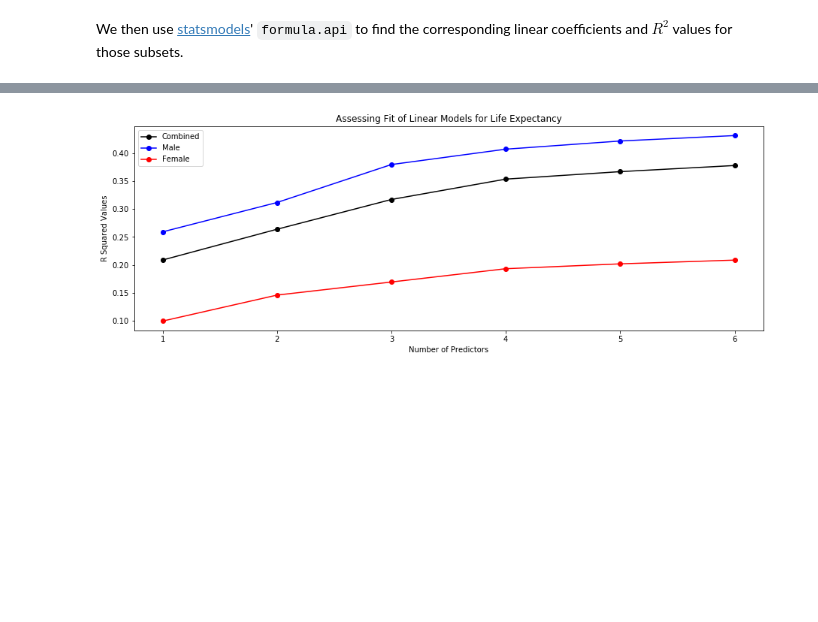
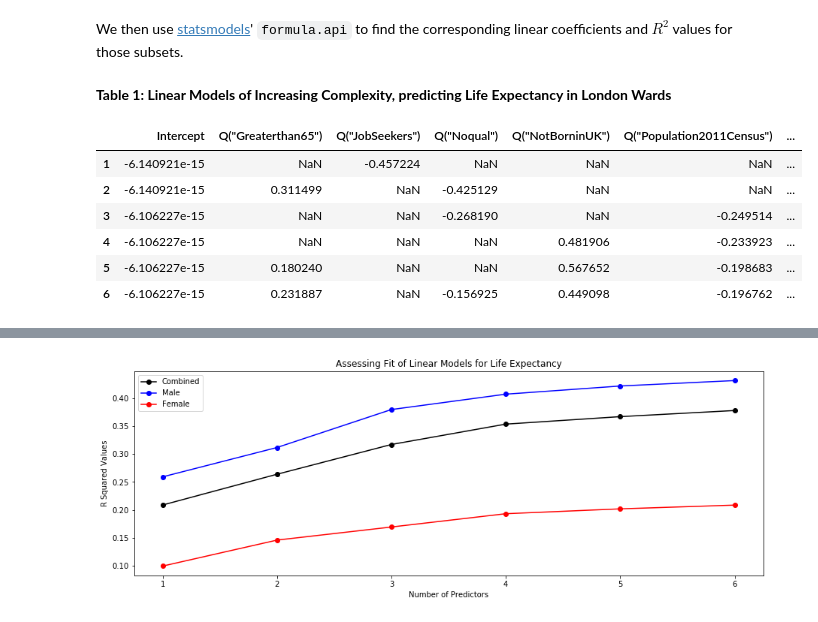
Before and after one commit to peterprescott/ward-lifetimes, a Jupyter notebook: ward_lifetimes.ipynb, the cells around one changed output, grey strips where cells are left out. Drawn from its saved outputs; the diff is of its cells as text; code cells hidden in the pictures; blank space fills up the shorter version.

```diff
--- a/ward_lifetimes.ipynb
+++ b/ward_lifetimes.ipynb
@@ -712,0 +735,12 @@ for i in range(len(version)):
+# %%
+display(HTML('<strong>Table 1: Linear Models of Increasing Complexity, predicting Life Expectancy in London Wards</strong>'))
+lm_df['Combined']
+# %% [output]
+Table 1: Linear Models of Increasing Complexity, predicting Life Expectancy in London Wards
+|  | Intercept | Q("Greaterthan65") | Q("JobSeekers") | Q("Noqual") | Q("NotBorninUK") | Q("Population2011Census") | ... |
+| 1 | -6.140921e-15 | NaN | -0.457224 | NaN | NaN | NaN | ... |
+| 2 | -6.140921e-15 | 0.311499 | NaN | -0.425129 | NaN | NaN | ... |
+| 3 | -6.106227e-15 | NaN | NaN | -0.268190 | NaN | -0.249514 | ... |
+| 4 | -6.106227e-15 | NaN | NaN | NaN | 0.481906 | -0.233923 | ... |
+| 5 | -6.106227e-15 | 0.180240 | NaN | NaN | 0.567652 | -0.198683 | ... |
+| 6 | -6.106227e-15 | 0.231887 | NaN | -0.156925 | 0.449098 | -0.196762 | ... |
```
Also changed, not shown: parts of 20 cells of this notebook.
